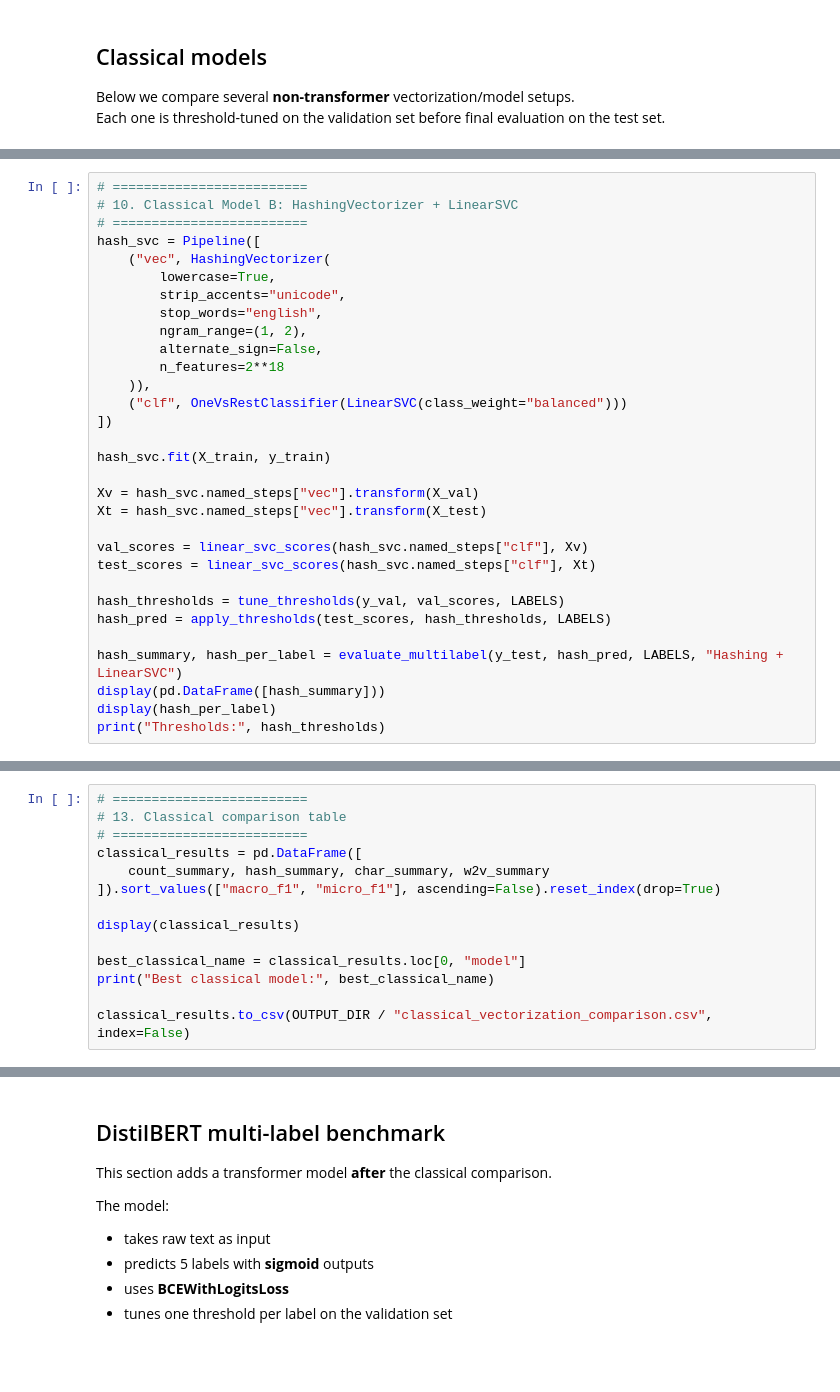
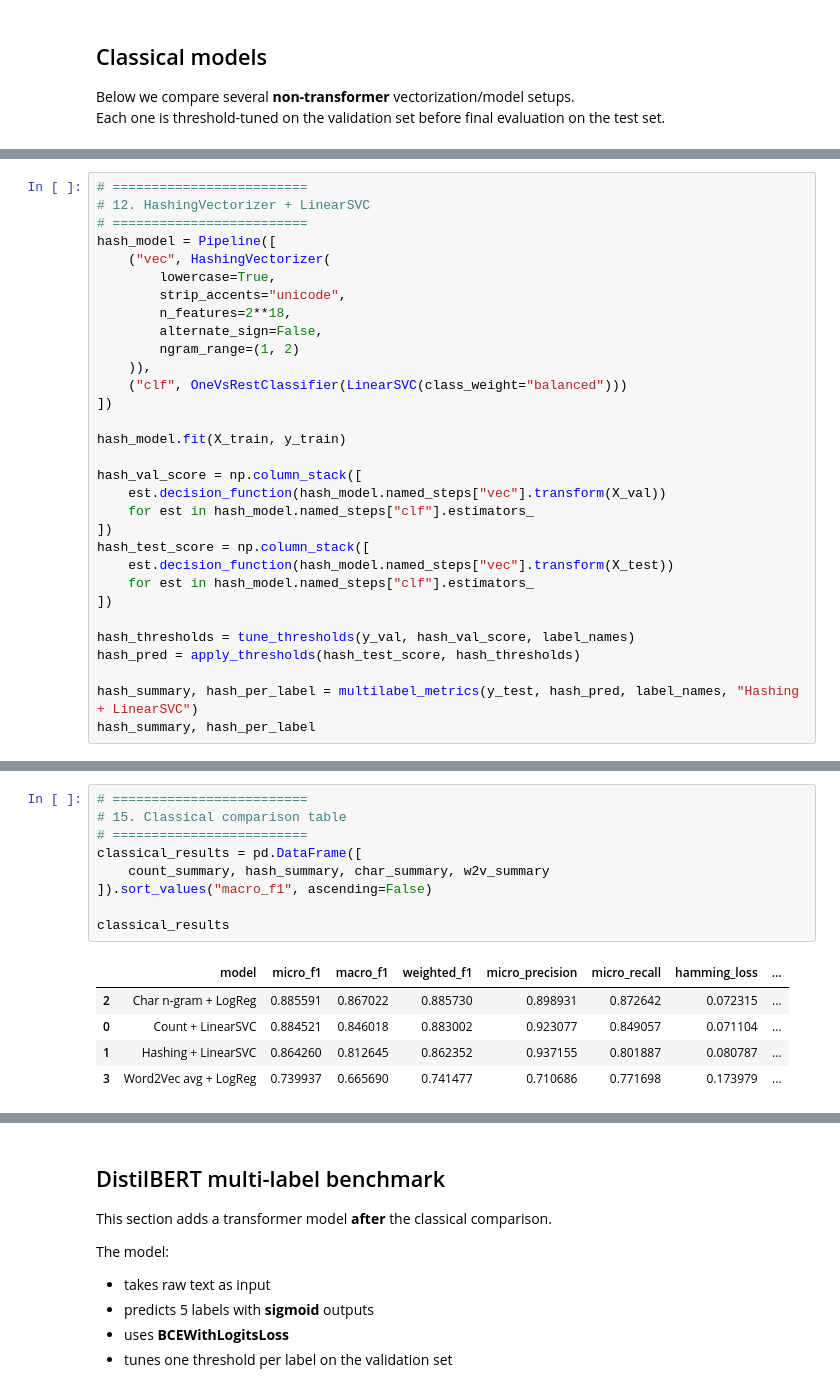
Before and after one commit to Alena-Xinran/Cannabis-Analysis, a Jupyter notebook: Modeling/Product_Label_Prediction.ipynb, the cells around one changed output, grey strips where cells are left out. Saved outputs shown, nothing was run; the diff lists cells and outputs as text; blank space fills up the shorter version.

```diff
--- a/Modeling/Product_Label_Prediction.ipynb
+++ b/Modeling/Product_Label_Prediction.ipynb
@@ -307,31 +397,31 @@ print("Thresholds:", count_thresholds)
 # %%
 # =========================
-# 10. Classical Model B: HashingVectorizer + LinearSVC
+# 12. HashingVectorizer + LinearSVC
 # =========================
-hash_svc = Pipeline([
+hash_model = Pipeline([
     ("vec", HashingVectorizer(
         lowercase=True,
         strip_accents="unicode",
-        stop_words="english",
-        ngram_range=(1, 2),
+        n_features=2**18,
         alternate_sign=False,
-        n_features=2**18
+        ngram_range=(1, 2)
     )),
     ("clf", OneVsRestClassifier(LinearSVC(class_weight="balanced")))
 ])
 
-hash_svc.fit(X_train, y_train)
+hash_model.fit(X_train, y_train)
 
-Xv = hash_svc.named_steps["vec"].transform(X_val)
-Xt = hash_svc.named_steps["vec"].transform(X_test)
+hash_val_score = np.column_stack([
+    est.decision_function(hash_model.named_steps["vec"].transform(X_val))
+    for est in hash_model.named_steps["clf"].estimators_
+])
+hash_test_score = np.column_stack([
+    est.decision_function(hash_model.named_steps["vec"].transform(X_test))
+    for est in hash_model.named_steps["clf"].estimators_
+])
 
-val_scores = linear_svc_scores(hash_svc.named_steps["clf"], Xv)
-test_scores = linear_svc_scores(hash_svc.named_steps["clf"], Xt)
+hash_thresholds = tune_thresholds(y_val, hash_val_score, label_names)
+hash_pred = apply_thresholds(hash_test_score, hash_thresholds)
 
-hash_thresholds = tune_thresholds(y_val, val_scores, LABELS)
-hash_pred = apply_thresholds(test_scores, hash_thresholds, LABELS)
-
-hash_summary, hash_per_label = evaluate_multilabel(y_test, hash_pred, LABELS, "Hashing + LinearSVC")
-display(pd.DataFrame([hash_summary]))
-display(hash_per_label)
-print("Thresholds:", hash_thresholds)
+hash_summary, hash_per_label = multilabel_metrics(y_test, hash_pred, label_names, "Hashing + LinearSVC")
+hash_summary, hash_per_label
@@ -431,14 +547,15 @@ print("Thresholds:", w2v_thresholds)
 # %%
 # =========================
-# 13. Classical comparison table
+# 15. Classical comparison table
 # =========================
 classical_results = pd.DataFrame([
     count_summary, hash_summary, char_summary, w2v_summary
-]).sort_values(["macro_f1", "micro_f1"], ascending=False).reset_index(drop=True)
+]).sort_values("macro_f1", ascending=False)
 
-display(classical_results)
-
-best_classical_name = classical_results.loc[0, "model"]
-print("Best classical model:", best_classical_name)
-
-classical_results.to_csv(OUTPUT_DIR / "classical_vectorization_comparison.csv", index=False)
+classical_results
+# %% [output]
+|  | model | micro_f1 | macro_f1 | weighted_f1 | micro_precision | micro_recall | hamming_loss | ... |
+| 2 | Char n-gram + LogReg | 0.885591 | 0.867022 | 0.885730 | 0.898931 | 0.872642 | 0.072315 | ... |
+| 0 | Count + LinearSVC | 0.884521 | 0.846018 | 0.883002 | 0.923077 | 0.849057 | 0.071104 | ... |
+| 1 | Hashing + LinearSVC | 0.864260 | 0.812645 | 0.862352 | 0.937155 | 0.801887 | 0.080787 | ... |
+| 3 | Word2Vec avg + LogReg | 0.739937 | 0.665690 | 0.741477 | 0.710686 | 0.771698 | 0.173979 | ... |
```
Also changed, not shown: parts of 27 cells of this notebook, 2 other files.
